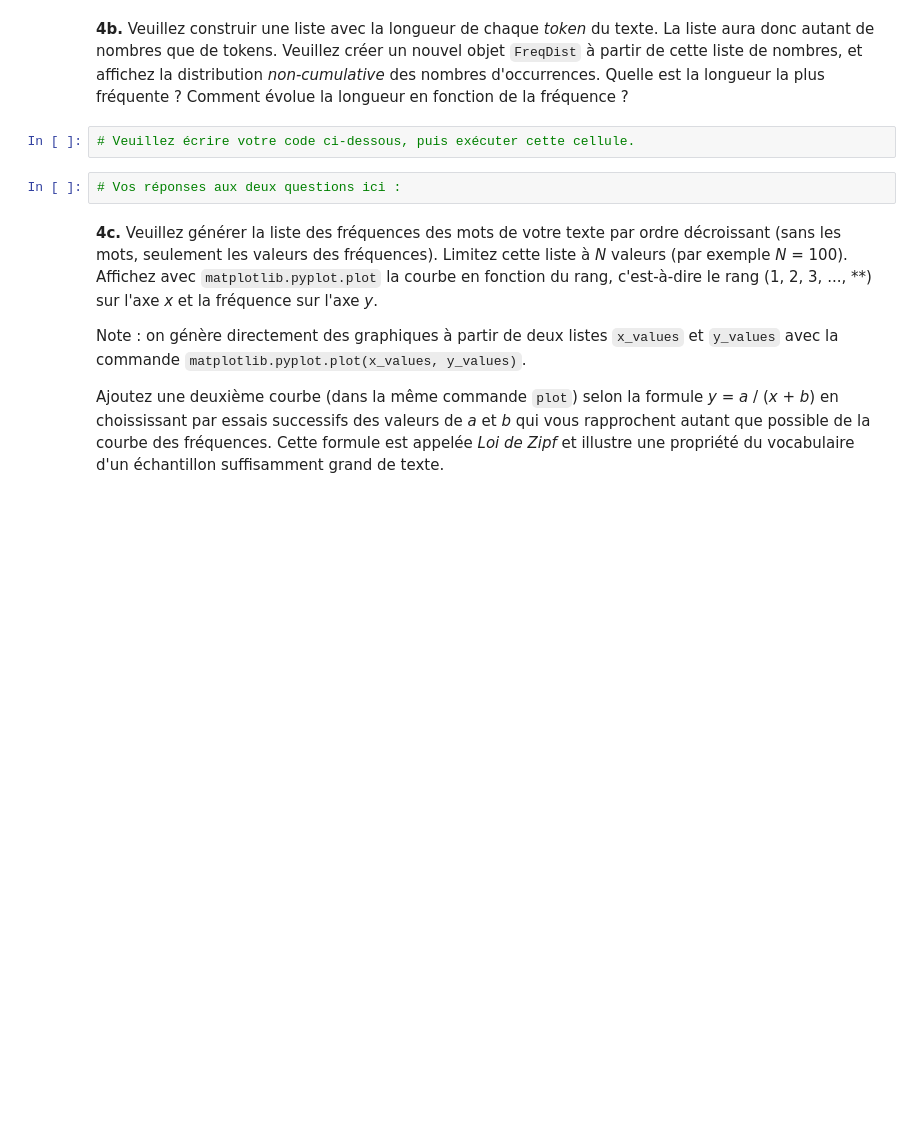
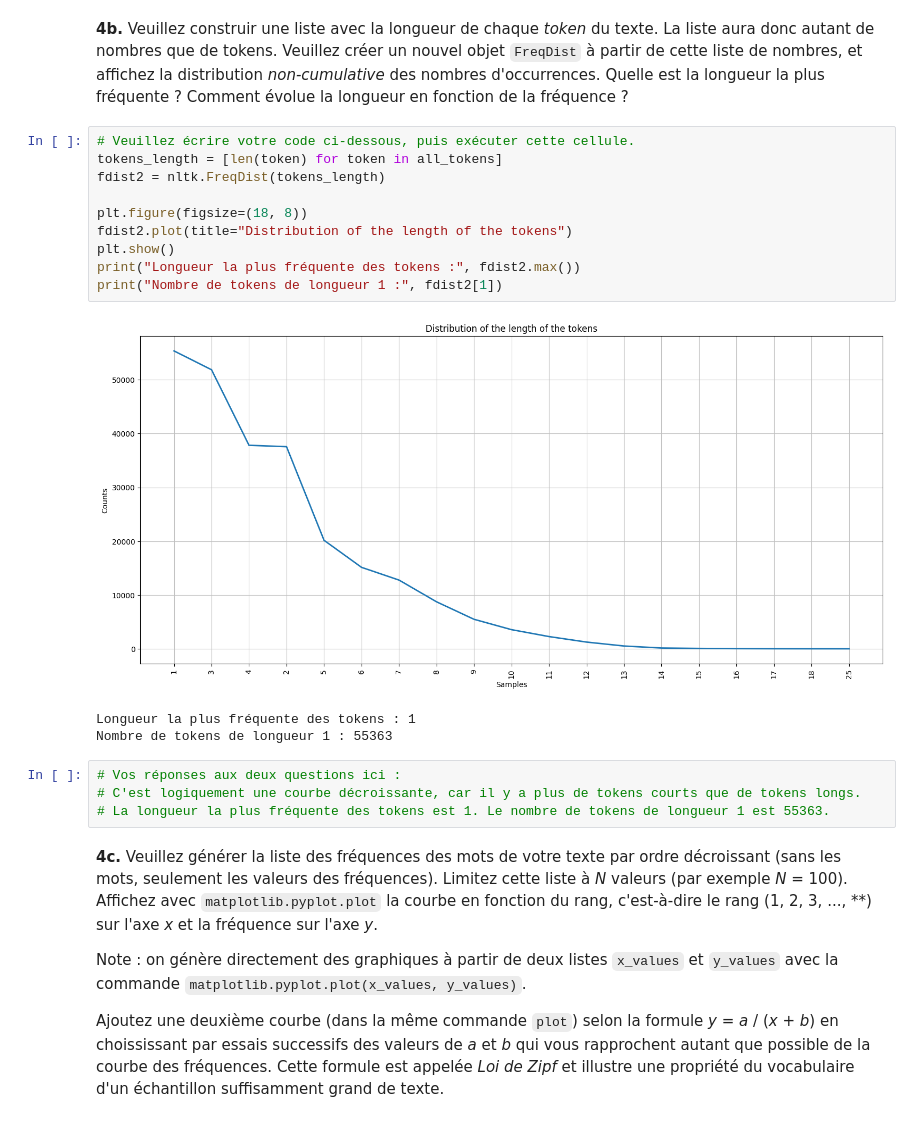
Before and after one commit to Neroil/TAL_Lab_1, a Jupyter notebook: TAL_Labo1b_student.ipynb, the cells around one changed output. Saved outputs shown, nothing was run; the diff lists cells and outputs as text; blank space fills up the shorter version.

```diff
--- a/TAL_Labo1b_student.ipynb
+++ b/TAL_Labo1b_student.ipynb
@@ -311,9 +311,23 @@ import matplotlib.pyplot
 # %% [markdown]
 **4b.** Veuillez construir une liste avec la longueur de chaque _token_ du texte.  La liste aura donc autant de nombres que de tokens.  Veuillez créer un nouvel objet `FreqDist` à partir de cette liste de nombres, et affichez la distribution _non-cumulative_ des nombres d'occurrences.  Quelle est la longueur la plus fréquente ?  Comment évolue la longueur en fonction de la fréquence ?
-# %%
-# Veuillez écrire votre code ci-dessous, puis exécuter cette cellule.
-# %%
-# Vos réponses aux deux questions ici :
+# %%
+# Veuillez écrire votre code ci-dessous, puis exécuter cette cellule.
+tokens_length = [len(token) for token in all_tokens]
+fdist2 = nltk.FreqDist(tokens_length)
+
+plt.figure(figsize=(18, 8))
+fdist2.plot(title="Distribution of the length of the tokens")
+plt.show()
+print("Longueur la plus fréquente des tokens :", fdist2.max())
+print("Nombre de tokens de longueur 1 :", fdist2[1])
+# %% [output]
+[figure, added]
+Longueur la plus fréquente des tokens : 1
+Nombre de tokens de longueur 1 : 55363
+# %%
+# Vos réponses aux deux questions ici :
+# C'est logiquement une courbe décroissante, car il y a plus de tokens courts que de tokens longs.
+# La longueur la plus fréquente des tokens est 1. Le nombre de tokens de longueur 1 est 55363.
 # %% [markdown]
 **4c.** Veuillez générer la liste des fréquences des mots de votre texte par ordre décroissant (sans les mots, seulement les valeurs des fréquences).  Limitez cette liste à *N* valeurs (par exemple *N* = 100).  Affichez avec `matplotlib.pyplot.plot` la courbe en fonction du rang, c'est-à-dire le rang (1, 2, 3, ..., **) sur l'axe *x* et la fréquence sur l'axe *y*.
 
```
Also changed, not shown: parts of 7 cells of this notebook.
